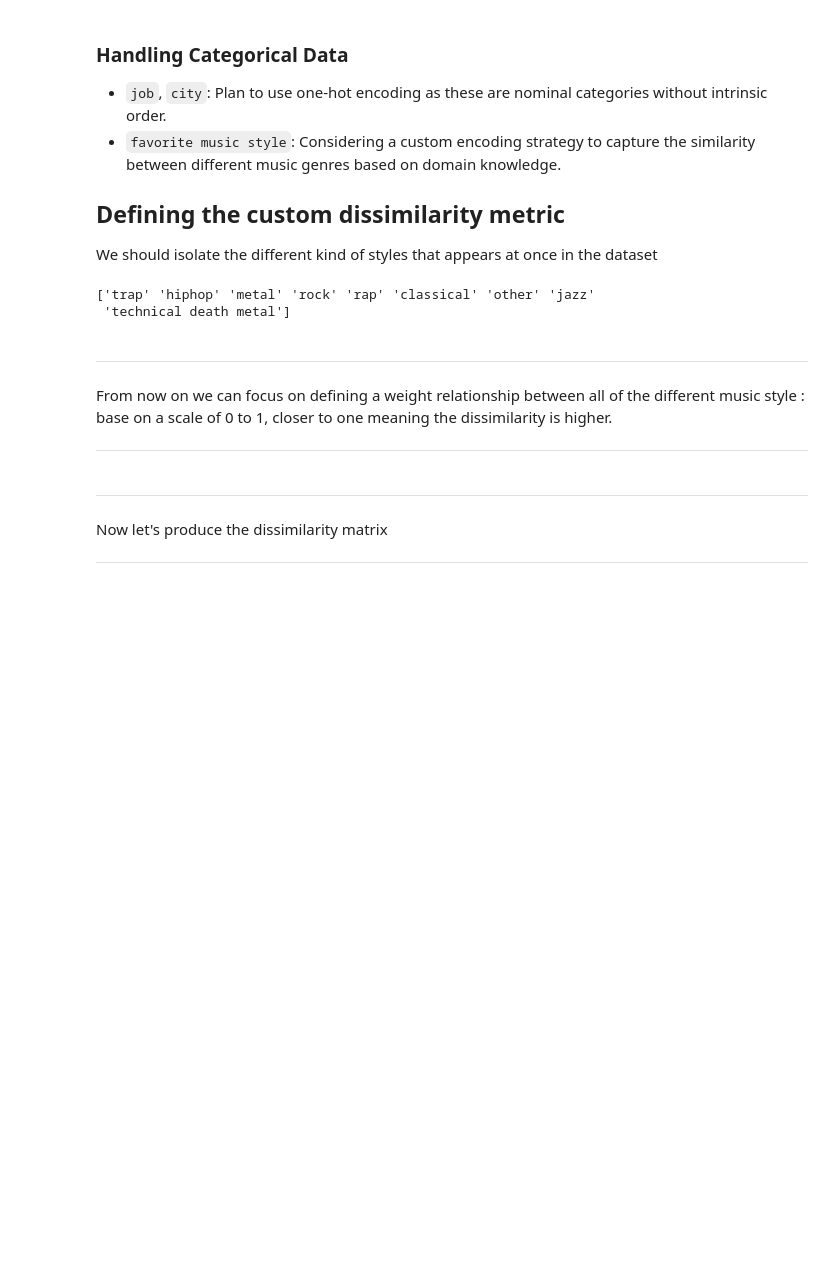
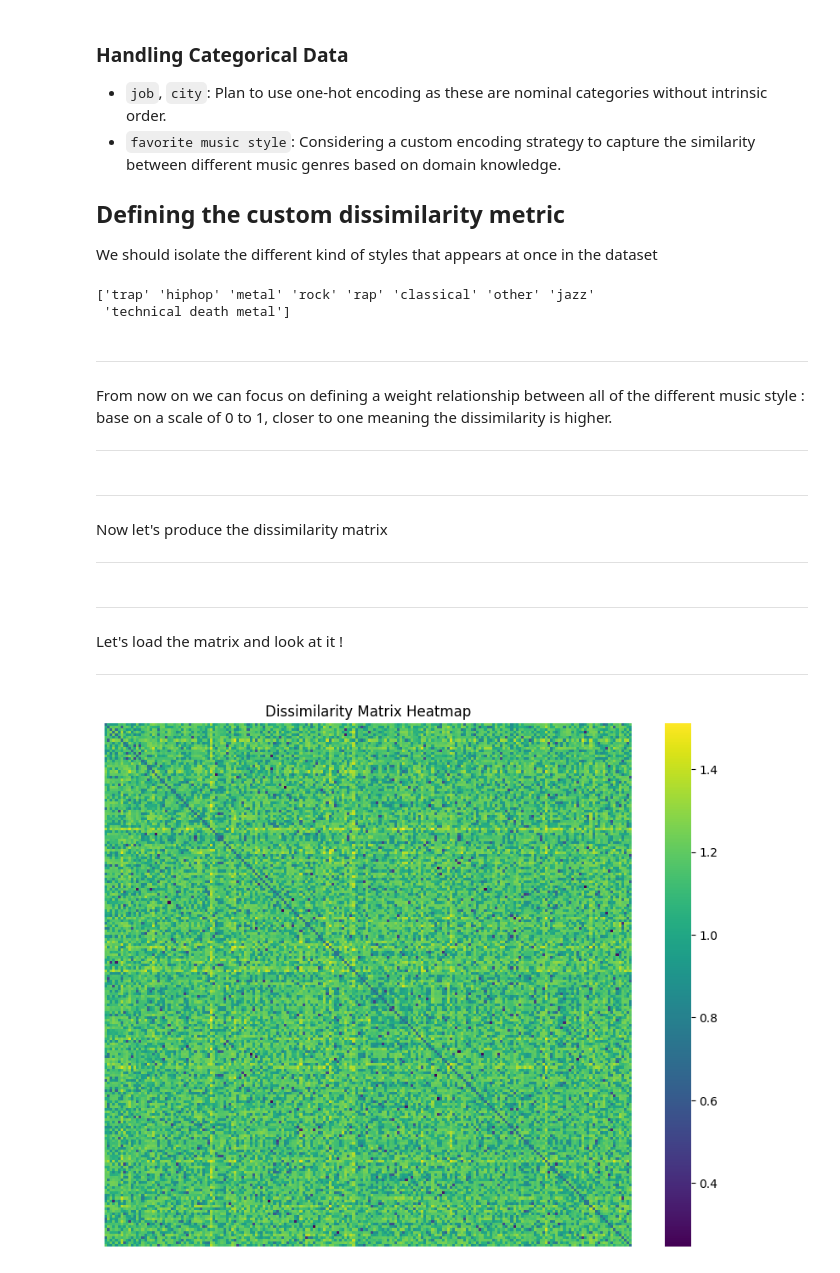
Before and after one commit to Eddymalloc/TEK_Supervised, a Jupyter notebook: EX_02/ex_02.ipynb, the cells around one changed output. Saved outputs shown, nothing was run; the diff lists cells and outputs as text; code cells hidden in the pictures; blank space fills up the shorter version.

```diff
--- a/EX_02/ex_02.ipynb
+++ b/EX_02/ex_02.ipynb
@@ -149,3 +158,21 @@ def compute_dissimilarity_matrix(dataset):
 # Compute the dissimilarity matrix
 dissimilarity_matrix = compute_dissimilarity_matrix(dataset)
 np.save('dissimilarity_matrix.npy', dissimilarity_matrix)
+# %% [markdown]
+----
+Let's load the matrix and look at it !
+
+----
+# %%
+dissimilarity_matrix = np.load('dissimilarity_matrix.npy')
+#print(dissimilarity_matrix[:10, :10])  # Adjust indices based on your dataset size
+
+
+# HEATMAP
+
+plt.figure(figsize=(10, 8))
+sns.heatmap(dissimilarity_matrix, cmap='viridis', xticklabels=False, yticklabels=False)
+plt.title('Dissimilarity Matrix Heatmap')
+plt.show()
+# %% [output]
+[figure, added]
```
Also changed, not shown: parts of 4 cells of this notebook, 1 other file.
